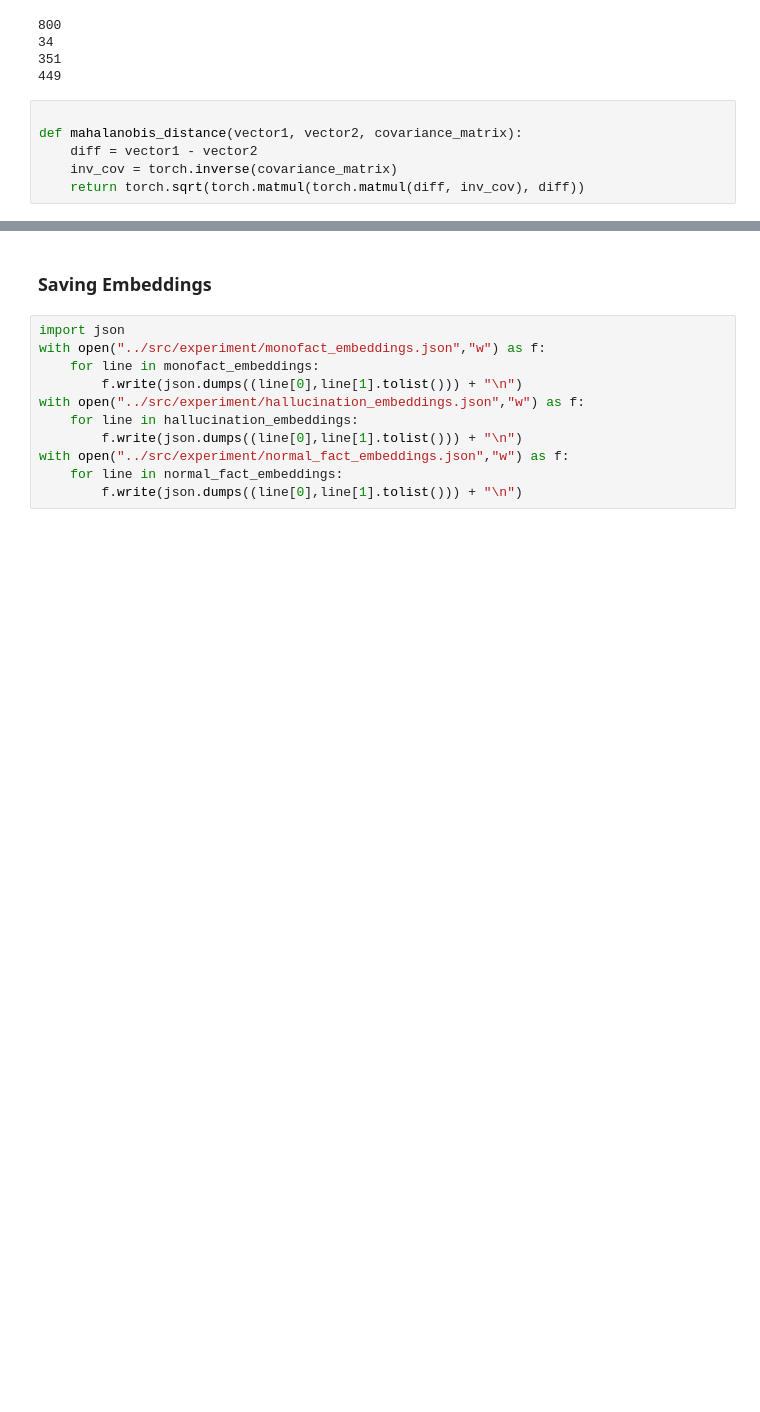
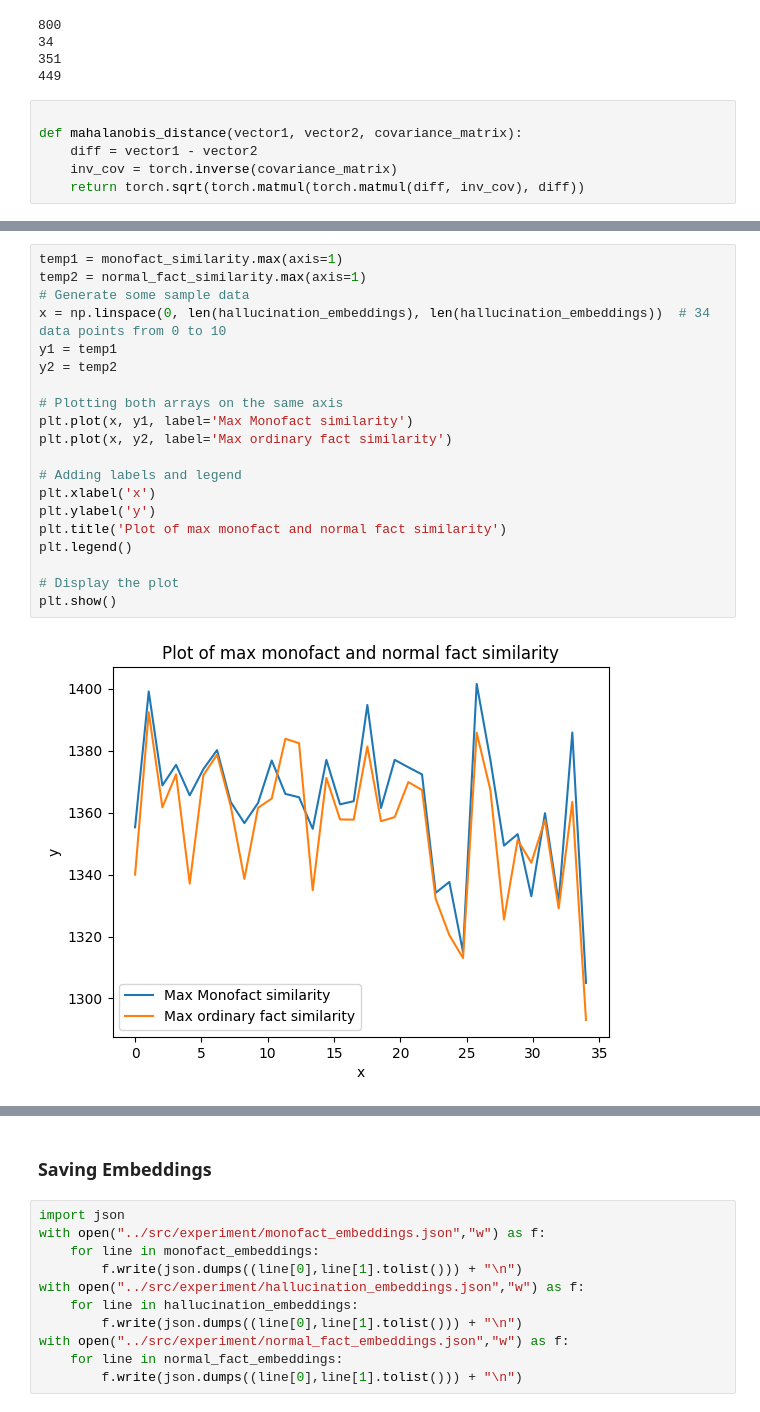
Before and after one commit to LeonPeric/Hallucination-Calibration, a Jupyter notebook: demos/fact_dataset_test.ipynb, the cells around one changed output, grey strips where cells are left out. Cells and saved outputs as stored; diff of their text form; blank space fills up the shorter version.

```diff
--- a/demos/fact_dataset_test.ipynb
+++ b/demos/fact_dataset_test.ipynb
@@ -629,0 +639,22 @@ len(normal_fact_similarity)
+# %%
+temp1 = monofact_similarity.max(axis=1)
+temp2 = normal_fact_similarity.max(axis=1)
+# Generate some sample data
+x = np.linspace(0, len(hallucination_embeddings), len(hallucination_embeddings))  # 34 data points from 0 to 10
+y1 = temp1
+y2 = temp2
+
+# Plotting both arrays on the same axis
+plt.plot(x, y1, label='Max Monofact similarity')
+plt.plot(x, y2, label='Max ordinary fact similarity')
+
+# Adding labels and legend
+plt.xlabel('x')
+plt.ylabel('y')
+plt.title('Plot of max monofact and normal fact similarity')
+plt.legend()
+
+# Display the plot
+plt.show()
+# %% [output]
+[figure, added]
```
Also changed, not shown: parts of 9 cells of this notebook.
